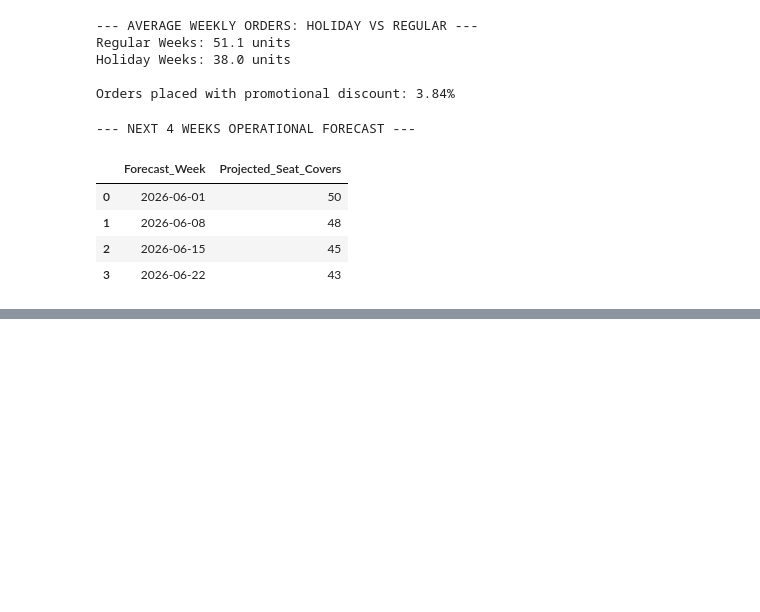
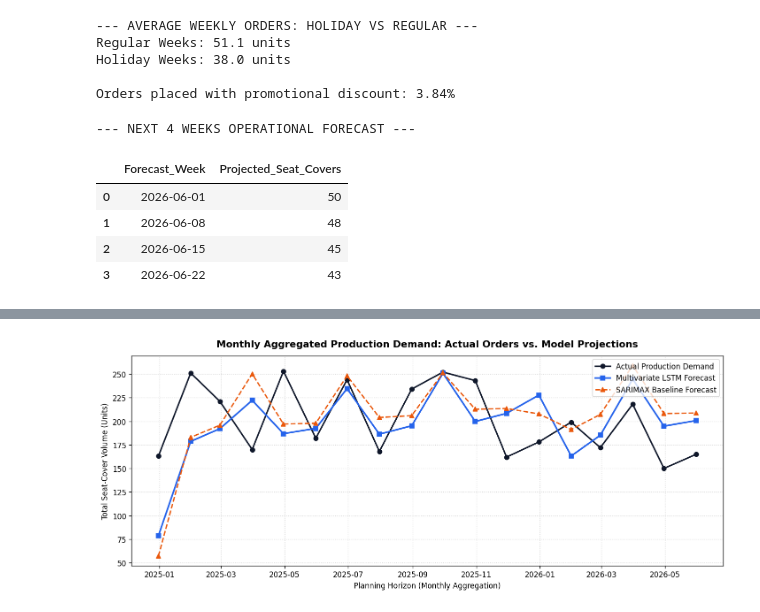
Before and after one commit to ashrafatoosa-cmyk/Auto-Leather-Demand, a Jupyter notebook: Model_training_Auto_Leathers.ipynb, the cells around one changed output, grey strips where cells are left out. Drawn from its saved outputs; the diff is of its cells as text; code cells hidden in the pictures; blank space fills up the shorter version.

```diff
--- a/Model_training_Auto_Leathers.ipynb
+++ b/Model_training_Auto_Leathers.ipynb
@@ -689,0 +766,97 @@ files.download('dashboard_color_insights.csv')
+# %%
+import io
+import matplotlib.pyplot as plt
+import numpy as np
+import pandas as pd
+from google.colab import files
+
+# To upload the precomputed comparison dataset
+print("Please select and upload 'dashboard_forecast_comparison.csv':")
+uploaded = files.upload()
+
+# Load the uploaded file into a pandas DataFrame
+file_name = list(uploaded.keys())[0]
+df_comparison = pd.read_csv(io.BytesIO(uploaded[file_name]))
+
+# Convert date column to datetime format
+df_comparison['Date'] = pd.to_datetime(df_comparison['Date'])
+
+# Dynamically identify target and model forecast columns
+actual_col = [c for c in df_comparison.columns if 'act' in c.lower()][0]
+lstm_col = [c for c in df_comparison.columns if 'lstm' in c.lower()][0]
+sarimax_col = [c for c in df_comparison.columns if 'sari' in c.lower()][0]
+
+# Resample high-frequency weekly data to monthly aggregated production cycles
+monthly_eval = (
+    df_comparison.set_index('Date')
+    .resample('M')[[actual_col, sarimax_col, lstm_col]]
+    .sum()
+    .reset_index()
+)
+
+
+# Define standard supply-chain evaluation error metrics
+def calculate_metrics(actual, forecast):
+  wape = (np.sum(np.abs(actual - forecast)) / np.sum(actual)) * 100
+  mape = np.mean(np.abs((actual - forecast) / actual)) * 100
+  return wape, mape
+
+
+# Compute monthly aggregate metrics
+sarimax_wape, sarimax_mape = calculate_metrics(
+    monthly_eval[actual_col], monthly_eval[sarimax_col]
+)
+lstm_wape, lstm_mape = calculate_metrics(
+    monthly_eval[actual_col], monthly_eval[lstm_col]
+)
+
+print('\n--- Aggregated Monthly Performance Evaluation ---')
+print(
+    f'Baseline SARIMAX    -> WAPE: {sarimax_wape:.2f}% | MAPE:'
+    f' {sarimax_mape:.2f}%'
+)
+print(
+    f'Multivariate LSTM   -> WAPE: {lstm_wape:.2f}% | MAPE: {lstm_mape:.2f}%'
+)
+
+# Generate publication-grade comparative forecast plot
+plt.figure(figsize=(12, 5), dpi=120)
+plt.plot(
+    monthly_eval['Date'],
+    monthly_eval[actual_col],
+    label='Actual Production Demand',
+    color='#0F172A',
+    linewidth=2,
+    marker='o',
+)
+plt.plot(
+    monthly_eval['Date'],
+    monthly_eval[lstm_col],
+    label='Multivariate LSTM Forecast',
+    color='#2563EB',
+    linewidth=2.2,
+    marker='s',
+)
+plt.plot(
+    monthly_eval['Date'],
+    monthly_eval[sarimax_col],
+    label='SARIMAX Baseline Forecast',
+    color='#EA580C',
+    linewidth=1.8,
+    linestyle='--',
+    marker='^',
+)
+
+plt.title(
+    'Monthly Aggregated Production Demand: Actual Orders vs. Model Projections',
+    fontsize=13,
+    fontweight='bold',
+    pad=12,
+)
+plt.xlabel('Planning Horizon (Monthly Aggregation)', fontsize=10)
+plt.ylabel('Total Seat-Cover Volume (Units)', fontsize=10)
+plt.grid(True, linestyle=':', alpha=0.6)
+plt.legend(frameon=True, loc='upper right')
+plt.tight_layout()
+plt.show()
+# %% [output]
@@ -689,0 +870 @@ files.download('dashboard_color_insights.csv')
+[figure, added]
```
Also changed, not shown: parts of 2 cells of this notebook.
